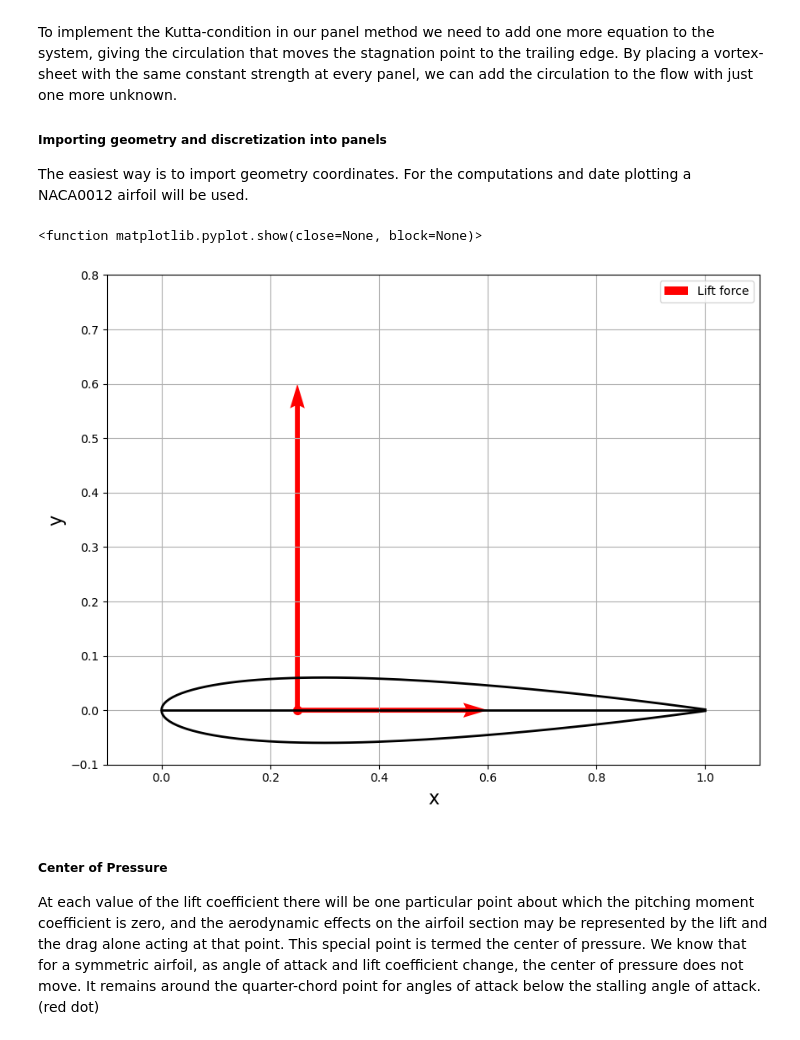
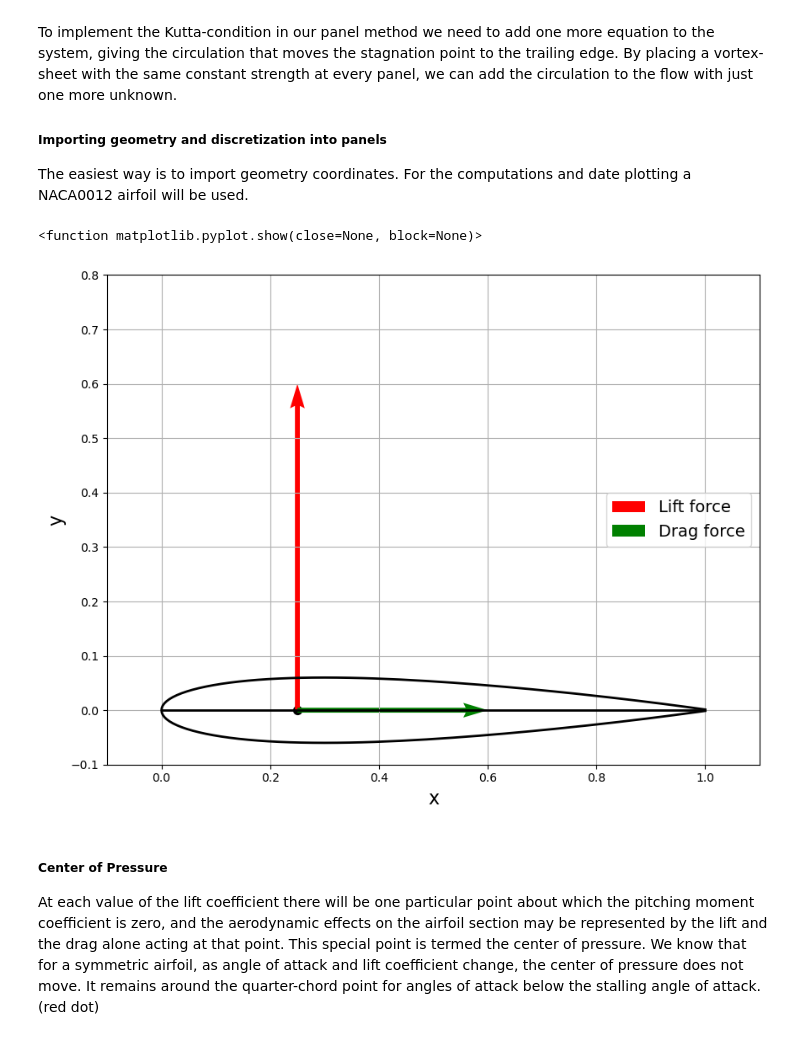
Before and after one commit to pentadont/Project_Math, a Jupyter notebook: Math_project/MathProject.ipynb, the cells around one changed output. Cells and saved outputs as stored; diff of their text form; code cells hidden in the pictures.

```diff
--- a/Math_project/MathProject.ipynb
+++ b/Math_project/MathProject.ipynb
@@ -234,40 +233,39 @@ To implement the Kutta-condition in our panel method we need to add one more equ
 
 The easiest way is to import geometry coordinates. For the computations and date plotting a NACA0012 airfoil will be used.
 # %%
-# Geometry and forces visualization
+# Example Geometry and forces visualization
 
 L = 0.8
-
 # Define the x and y coordinates of the NACA0012 airfoil
 x, y = np.loadtxt('NACA0012.txt', delimiter='\t', unpack=True)
 xc, yc = np.loadtxt('chord.txt', delimiter='\t', unpack=True)
 chord_cordinates = [0.25, 0]
 
 # plot geometry
 width = 10
 plt.figure(figsize=(width, width))
 plt.grid()
 plt.xlabel('x', fontsize=16)
 plt.ylabel('y', fontsize=16)
 plt.plot(x, y, color='k', linestyle='-', linewidth=2)
 plt.plot(xc, yc, color='black', linestyle='-', linewidth=2)
-plt.scatter(chord_cordinates[0], chord_cordinates[1], color='red', marker='o', s=50)
+plt.scatter(chord_cordinates[0], chord_cordinates[1], color='black', marker='o', s=50)
 plt.axis('scaled')
 plt.xlim(-0.1, 1.1)
 plt.ylim(-0.1, L)
 
 #Define lift vector
 vectors = [[chord_cordinates[0], chord_cordinates[1], chord_cordinates[0], (L-0.2)], [chord_cordinates[0], chord_cordinates[1], (L-0.2), 0]]
 vectors = np.array(vectors)
 U = vectors[:, 2] - vectors[:, 0]
 V = vectors[:, 3] - vectors[:, 1]
-plt.quiver(vectors[:, 0], vectors[:, 1], U, V, angles='xy', scale_units='xy', scale=1, color = "red", label= "Lift force")
-#plt.quiver(vectors[:, 0], vectors[:, 1], U, V, angles='xy', scale_units='xy', scale=1, color = colors, label= labels)
-plt.legend()
+plt.quiver(vectors[0, 0], vectors[0, 1], U[0], V[0], angles='xy', scale_units='xy', scale=1, color="red", label="Lift force")
+plt.quiver(vectors[1, 0], vectors[1, 1], U[1], V[1], angles='xy', scale_units='xy', scale=1, color="green", label="Drag force")
+plt.legend(loc='center right', prop={'size':14})
 plt.show
 # %% [output]
 <function matplotlib.pyplot.show(close=None, block=None)>
-[figure, old version]
+[figure, new version]
 # %% [markdown]
 ##### Center of Pressure
 At each value of the lift coefficient there will be one particular point about which the pitching moment coefficient is zero, and the aerodynamic effects on the airfoil section may be represented by the lift and the drag alone acting at that point. This special point is termed the center of pressure.
```
Also changed, not shown: parts of 26 cells of this notebook, 11 other files.
